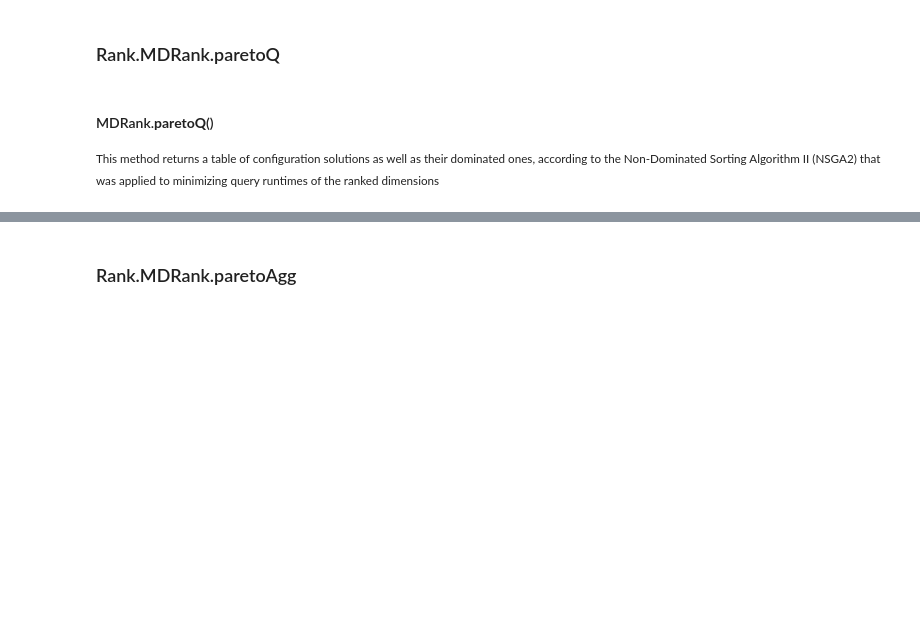
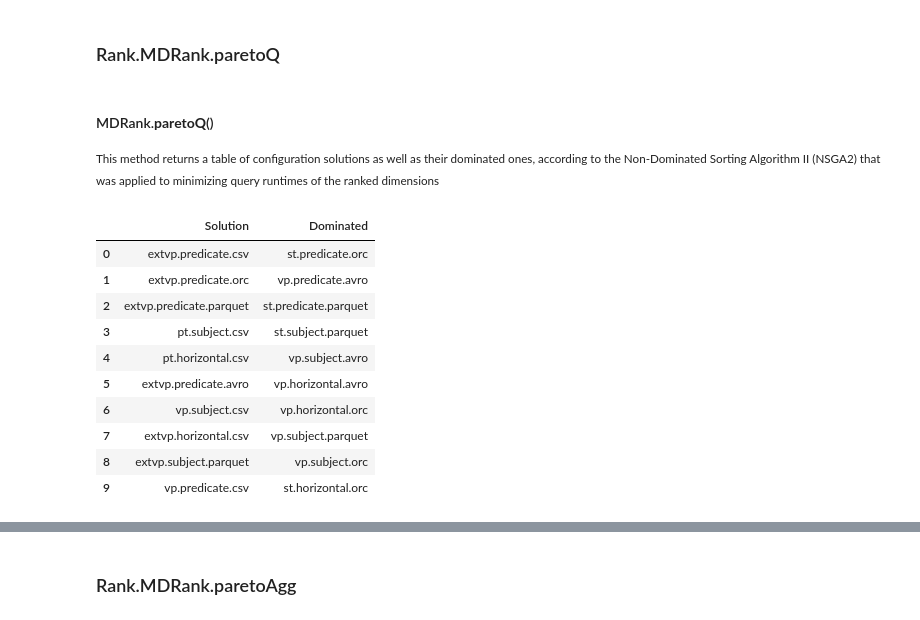
Before and after one commit to DataSystemsGroupUT/PAPyA, a Jupyter notebook: UI Module_Development/BenchRanker.ipynb, the cells around one changed output, grey strips where cells are left out. Drawn from its saved outputs; the diff is of its cells as text; code cells hidden in the pictures; blank space fills up the shorter version.

```diff
--- a/UI Module_Development/BenchRanker.ipynb
+++ b/UI Module_Development/BenchRanker.ipynb
@@ -191,6 +191,9 @@ In this experiment, we provide two ways to use the NSGA2 Algorithm:
 # %%
 from Rank import MDRank
 
+config_watdiv = 'settings_watdiv.yaml'
+logs_watdiv = 'log_watdiv'
+
 # example of MDRank class with 100M dataset size as ranking set of the experiment
 multiDimensionRank = MDRank(config_watdiv, logs_watdiv, '100M')
 # %% [markdown]
@@ -199,4 +202,16 @@ multiDimensionRank = MDRank(config_watdiv, logs_watdiv, '100M')
 #### MDRank.<b>paretoQ</b>()
 <small>This method returns a table of configuration solutions as well as their dominated ones, according to the Non-Dominated Sorting Algorithm II (NSGA2) that was applied to minimizing query runtimes of the ranked dimensions</small>
 # %%
-multiDimensionRank.paretoQ()
+multiDimensionRank.paretoQ().head(10)
+# %% [output]
+|  | Solution | Dominated |
+| 0 | extvp.predicate.csv | st.predicate.orc |
+| 1 | extvp.predicate.orc | vp.predicate.avro |
+| 2 | extvp.predicate.parquet | st.predicate.parquet |
+| 3 | pt.subject.csv | st.subject.parquet |
+| 4 | pt.horizontal.csv | vp.subject.avro |
+| 5 | extvp.predicate.avro | vp.horizontal.avro |
+| 6 | vp.subject.csv | vp.horizontal.orc |
+| 7 | extvp.horizontal.csv | vp.subject.parquet |
+| 8 | extvp.subject.parquet | vp.subject.orc |
+| 9 | vp.predicate.csv | st.horizontal.orc |
```
Also changed, not shown: parts of 7 cells of this notebook, 6 other files.
